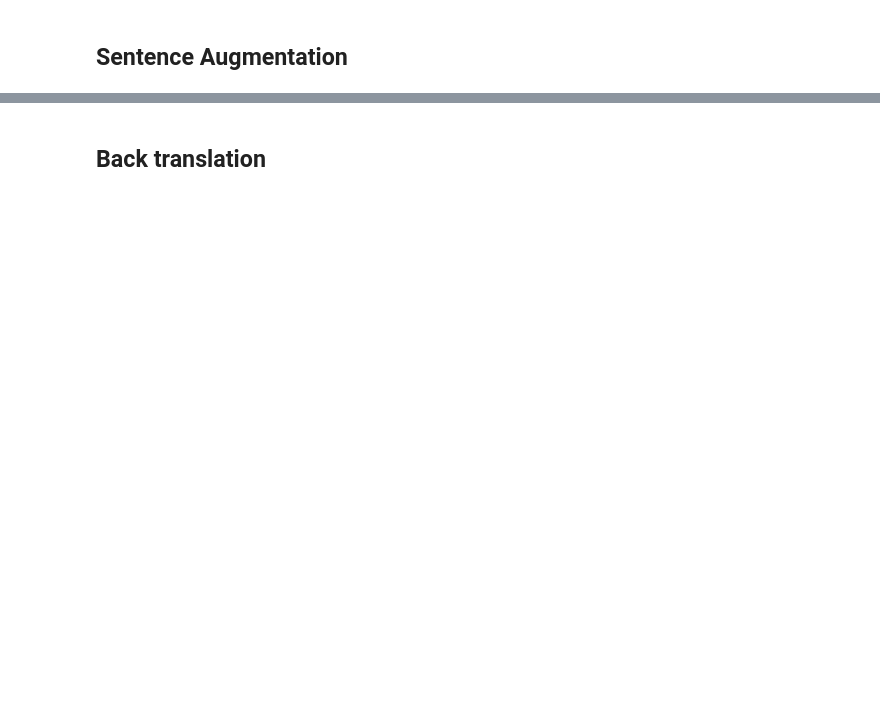
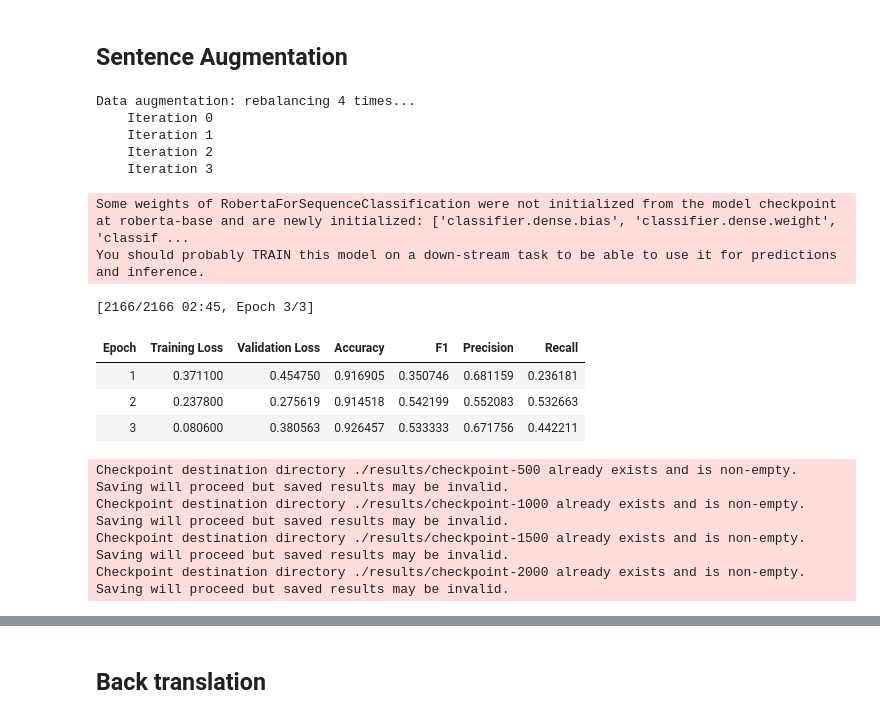
Before and after one commit to SiddhantSingh15/NLP_CW, a Jupyter notebook: aug_tests.ipynb, the cells around one changed output, grey strips where cells are left out. Cells and saved outputs as stored; diff of their text form; code cells hidden in the pictures; blank space fills up the shorter version.

```diff
--- a/aug_tests.ipynb
+++ b/aug_tests.ipynb
@@ -140,12 +267,32 @@ all_proc_model.evaluate_dev()
 # %% [markdown]
 ## Sentence Augmentation
 # %%
-aug = nas.ContextualWordEmbsForSentenceAug(model_path='gpt2')
+os.environ['TOKENIZERS_PARALLELISM'] = 'true'
+
+aug = nas.ContextualWordEmbsForSentenceAug(model_path='gpt2', device='cuda')
 sentence_aug_train = pp.aug_and_rebal(aug)
 pp.augmented = sentence_aug_train[["text","label"]]
 all_proc_train = pp.run_preprocess(white_func=pp.whitespace_norm, punc_func=pp.remove_punc, dig_func=pp.remove_digits)
 all_proc_train = all_proc_train[["text","label"]]
-all_proc_model = Model("baseline")
+all_proc_model = Model("baseline", num_train_epochs=3, layers_to_freeze=10)
+all_proc_model.to(device)
 all_proc_model.train(all_proc_train, pp.raw_dev)
+# %% [output]
+Data augmentation: rebalancing 4 times...
+    Iteration 0
+    Iteration 1
+    Iteration 2
+    Iteration 3
+Some weights of RobertaForSequenceClassification were not initialized from the model checkpoint at roberta-base and are newly initialized: ['classifier.dense.bias', 'classifier.dense.weight', 'classif ...
+You should probably TRAIN this model on a down-stream task to be able to use it for predictions and inference.
+[2166/2166 02:45, Epoch 3/3]
+| Epoch | Training Loss | Validation Loss | Accuracy | F1 | Precision | Recall |
+| 1 | 0.371100 | 0.454750 | 0.916905 | 0.350746 | 0.681159 | 0.236181 |
+| 2 | 0.237800 | 0.275619 | 0.914518 | 0.542199 | 0.552083 | 0.532663 |
+| 3 | 0.080600 | 0.380563 | 0.926457 | 0.533333 | 0.671756 | 0.442211 |
+Checkpoint destination directory ./results/checkpoint-500 already exists and is non-empty. Saving will proceed but saved results may be invalid.
+Checkpoint destination directory ./results/checkpoint-1000 already exists and is non-empty. Saving will proceed but saved results may be invalid.
+Checkpoint destination directory ./results/checkpoint-1500 already exists and is non-empty. Saving will proceed but saved results may be invalid.
+Checkpoint destination directory ./results/checkpoint-2000 already exists and is non-empty. Saving will proceed but saved results may be invalid.
 # %%
 # Train metrics
```
Also changed, not shown: parts of 27 cells of this notebook, 2 other files.
